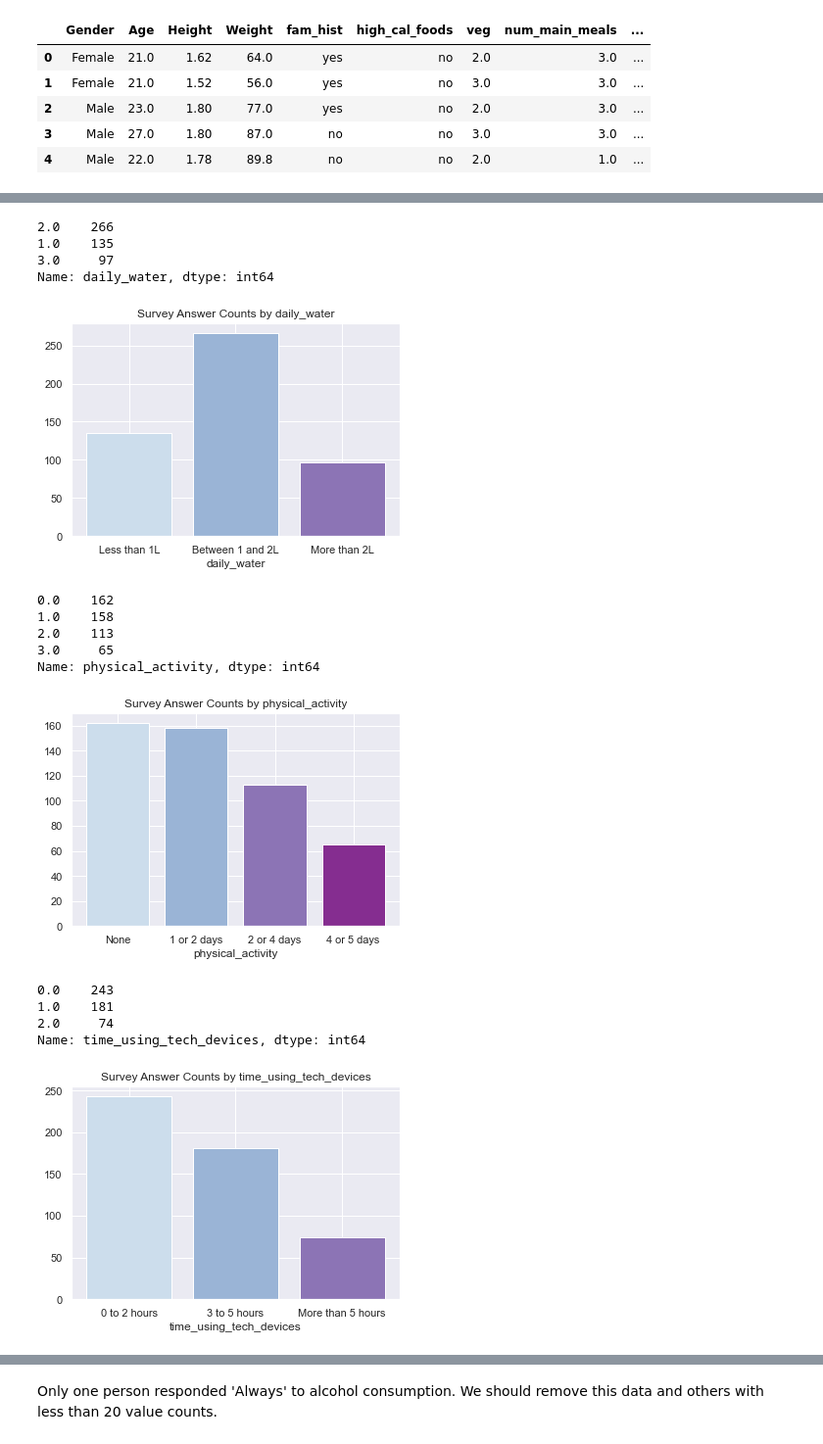
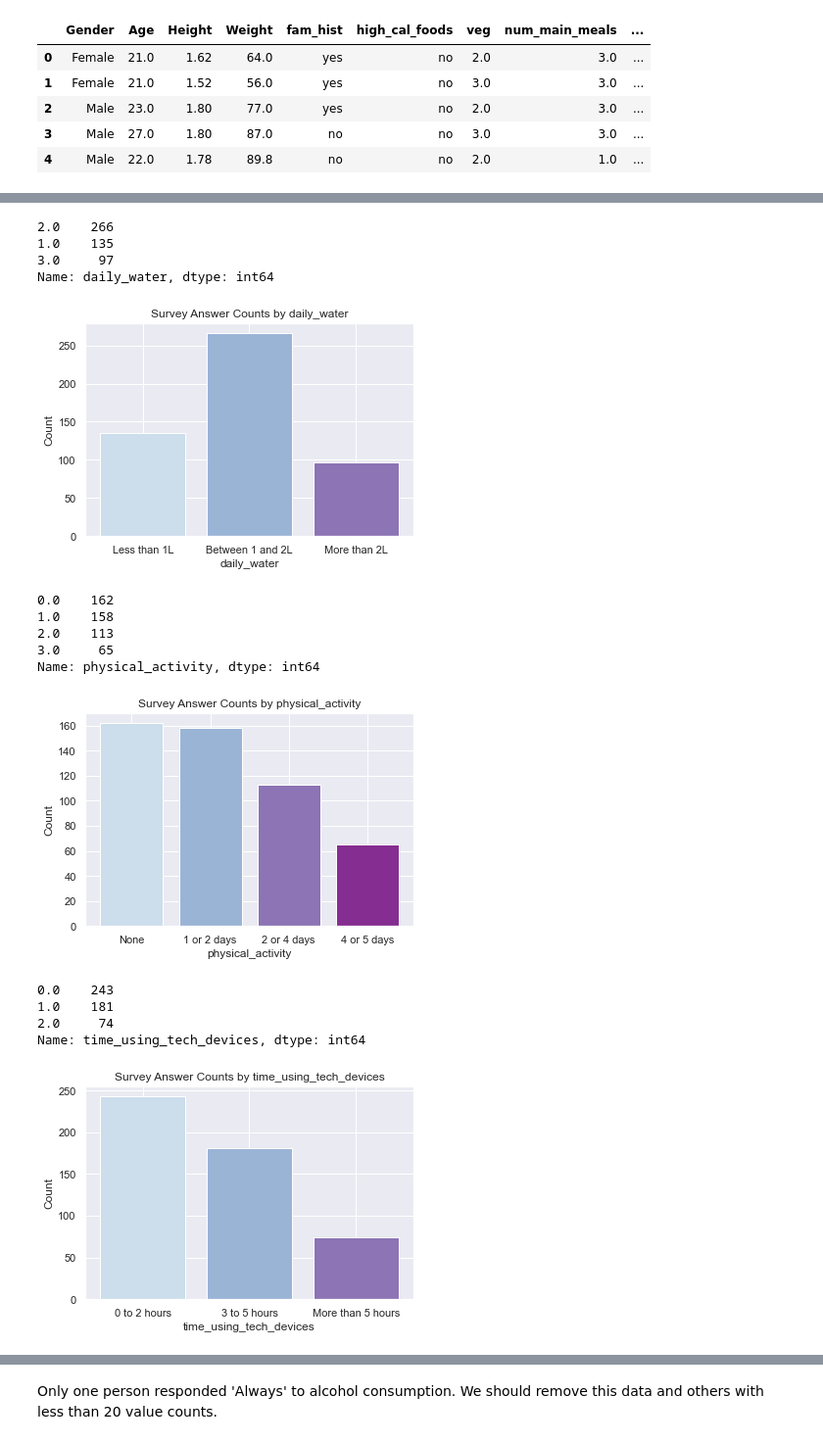
Before and after one commit to eliepark/Obesity-Prediction, a Jupyter notebook: Obesity.ipynb, the cells around one changed output, grey strips where cells are left out. Shown at 98% size. Drawn from its saved outputs; the diff is of its cells as text; code cells hidden in the pictures.

```diff
--- a/Obesity.ipynb
+++ b/Obesity.ipynb
@@ -229,6 +244,7 @@ for col in col2:
             color=[cmap(i/5) \
                               for i in range(1,1+len(bars.values()),1)])
     plt.xlabel(col)
+    plt.ylabel('Count')
     plt.title('Survey Answer Counts by '+str(col))
     print(df[col].value_counts())
     plt.show()
@@ -246,17 +262,17 @@ Name: num_main_meals, dtype: int64
 2.0    266
 1.0    135
 3.0     97
 Name: daily_water, dtype: int64
-[figure, old version]
+[figure, new version]
 0.0    162
 1.0    158
 2.0    113
 3.0     65
 Name: physical_activity, dtype: int64
-[figure, old version]
+[figure, new version]
 0.0    243
 1.0    181
 2.0     74
 Name: time_using_tech_devices, dtype: int64
-[figure, old version]
+[figure, new version]
 # %% [markdown]
```
Also changed, not shown: parts of 52 cells of this notebook.
